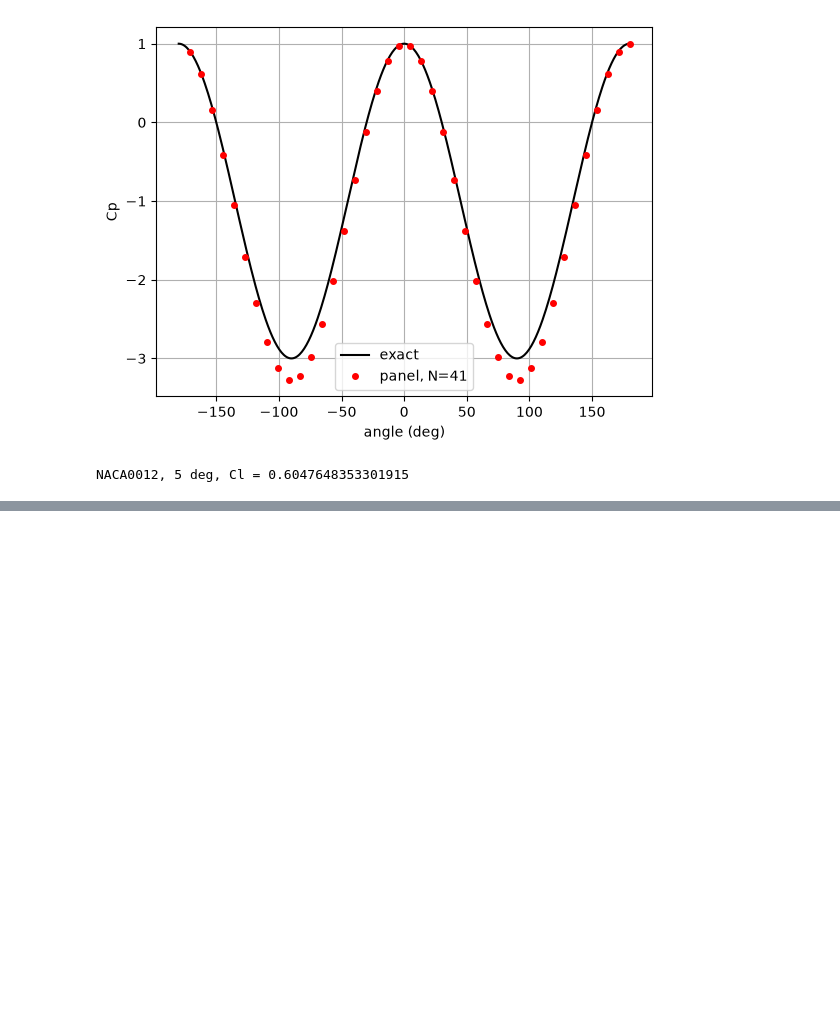
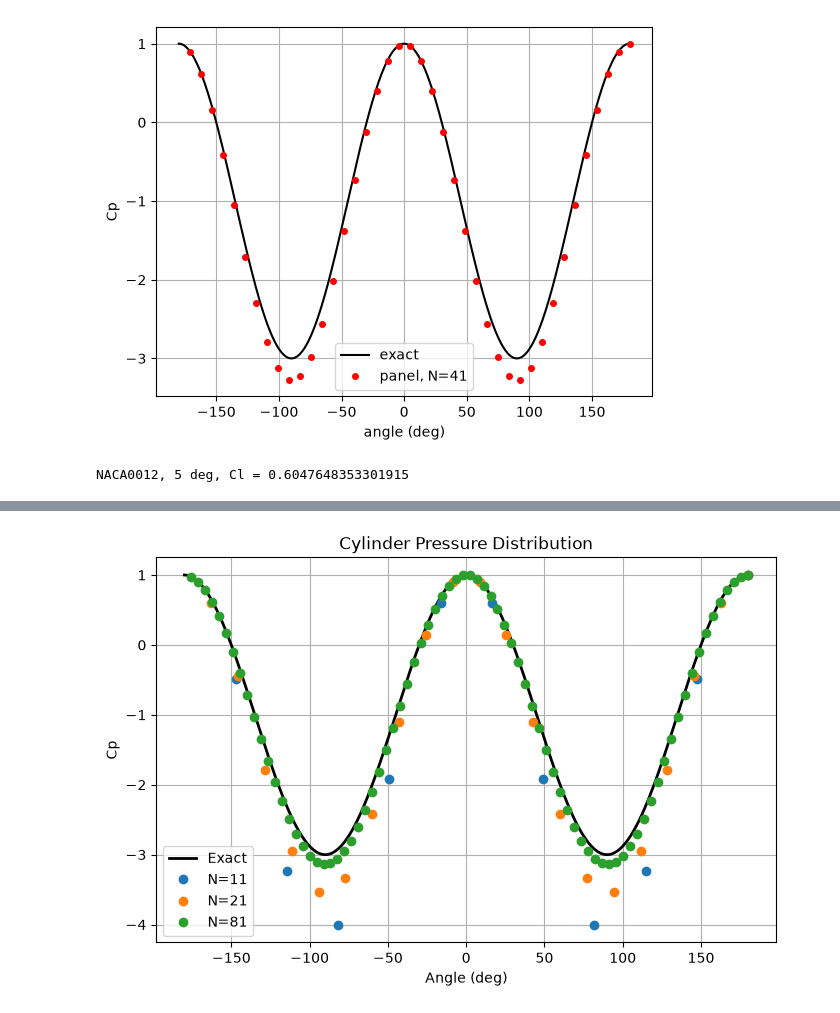
Before and after one commit to Atharva-Patil008/AE611_2026, a Jupyter notebook: Vortex_Panel_Method_Atharva_Patil.ipynb, the cells around one changed output, grey strips where cells are left out. Saved outputs shown, nothing was run; the diff lists cells and outputs as text; code cells hidden in the pictures; blank space fills up the shorter version.

```diff
--- a/Vortex_Panel_Method_Atharva_Patil.ipynb
+++ b/Vortex_Panel_Method_Atharva_Patil.ipynb
@@ -140,0 +186,28 @@ NACA0012, 5 deg, Cl = 0.6047648353301915
+# %%
+plt.figure(figsize=(8,5))
+
+phi_exact = np.linspace(-np.pi, np.pi, 400)
+Cp_exact = 1 - 4*np.sin(phi_exact)**2
+
+plt.plot(np.degrees(phi_exact),
+         Cp_exact,
+         'k',
+         linewidth=2,
+         label='Exact')
+
+for N in [11, 21, 81]:
+    xb, yb = cylinder_panels(N)
+    result = vortex_panel_method_0(xb, yb, 0.0)
+
+    phi = np.arctan2(result["yc"], result["xc"])
+
+    plt.plot(np.degrees(phi),result["Cp"],'o',label=f'N={N}')
+
+plt.xlabel("Angle (deg)")
+plt.ylabel("Cp")
+plt.title("Cylinder Pressure Distribution")
+plt.legend()
+plt.grid(True)
+plt.show()
+# %% [output]
+[figure, added]
```
Also changed, not shown: parts of 2 cells of this notebook.
